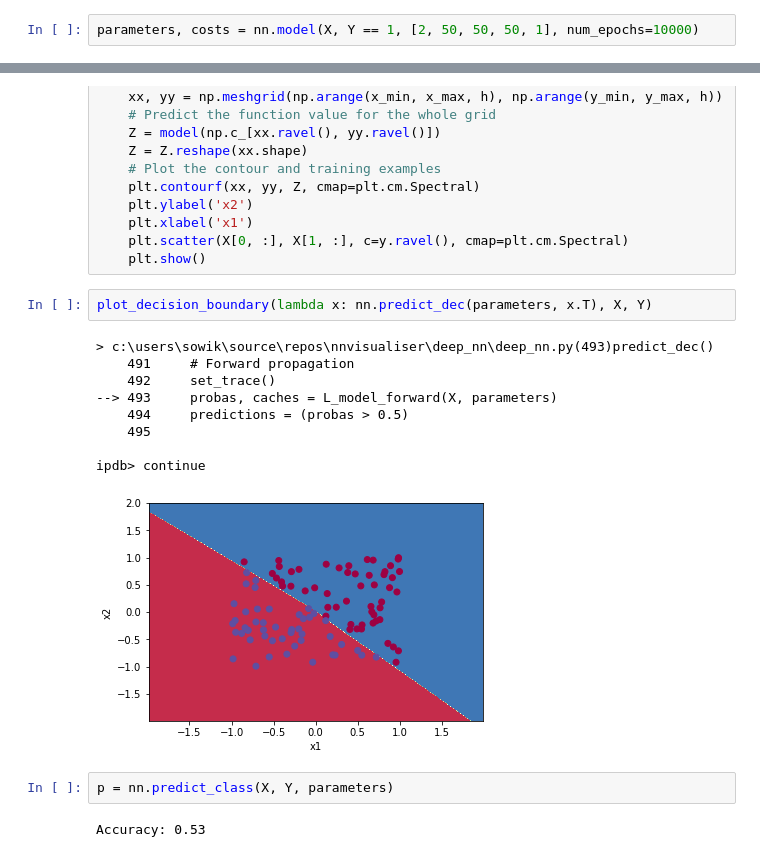
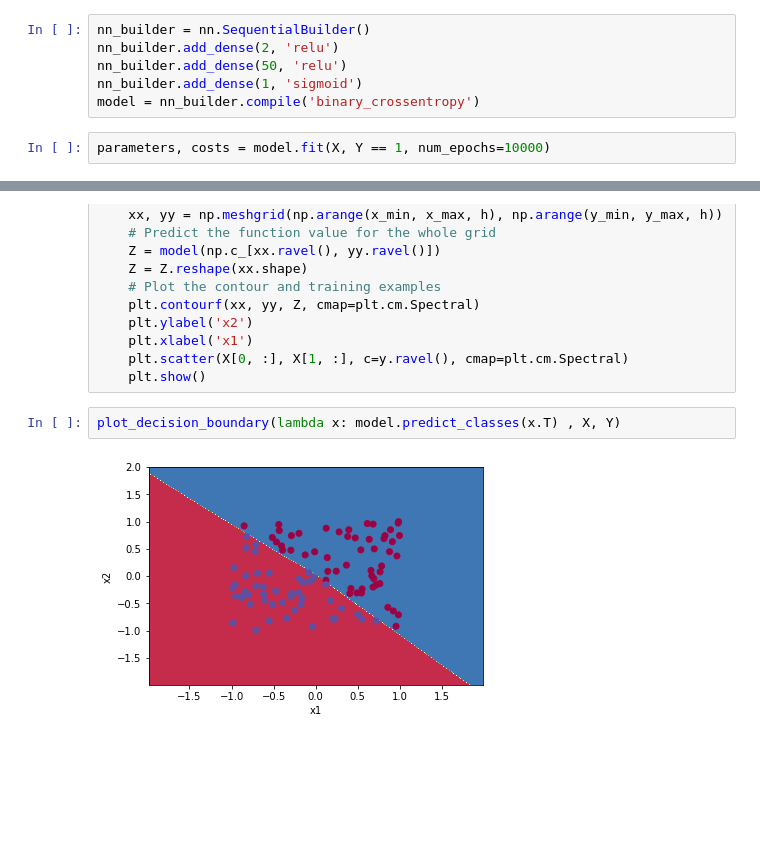
Before and after one commit to sowiks2711/NNVisualiser, a Jupyter notebook: data_analysis/projekt1/data_analysis.ipynb, the cells around one changed output, grey strips where cells are left out. Cells and saved outputs as stored; diff of their text form; blank space fills up the shorter version.

Commit message:
Implement objective nn model and tests

```diff
--- a/data_analysis/projekt1/data_analysis.ipynb
+++ b/data_analysis/projekt1/data_analysis.ipynb
@@ -50,6 +32,12 @@ array([[ True, False,  True,  True,  True,  True, False,  True, False,
         False, False, False, False, False,  True,  True, False, False,
          True, False,  True,  True, False,  True, False, False, False,
          True]])
+# %%
+nn_builder = nn.SequentialBuilder()
+nn_builder.add_dense(2, 'relu')
+nn_builder.add_dense(50, 'relu')
+nn_builder.add_dense(1, 'sigmoid')
+model = nn_builder.compile('binary_crossentropy')
 # %%
-parameters, costs = nn.model(X, Y == 1, [2, 50, 50, 50, 1], num_epochs=10000)
+parameters, costs = model.fit(X, Y == 1, num_epochs=10000)
 # %% [output]
@@ -89,18 +77,6 @@ def plot_decision_boundary(model, X, y):
     plt.scatter(X[0, :], X[1, :], c=y.ravel(), cmap=plt.cm.Spectral)
     plt.show()
 # %%
-plot_decision_boundary(lambda x: nn.predict_dec(parameters, x.T), X, Y)
+plot_decision_boundary(lambda x: model.predict_classes(x.T) , X, Y)
 # %% [output]
-> c:\users\sowik\source\repos\nnvisualiser\deep_nn\deep_nn.py(493)predict_dec()
-    491     # Forward propagation
-    492     set_trace()
---> 493     probas, caches = L_model_forward(X, parameters)
-    494     predictions = (probas > 0.5)
-    495
-
-ipdb> continue
-[figure, old version]
+[figure, new version]
-# %%
-p = nn.predict_class(X, Y, parameters)
-# %% [output]
-Accuracy: 0.53
```
Also changed, not shown: parts of 42 cells of this notebook, 6 other files.
